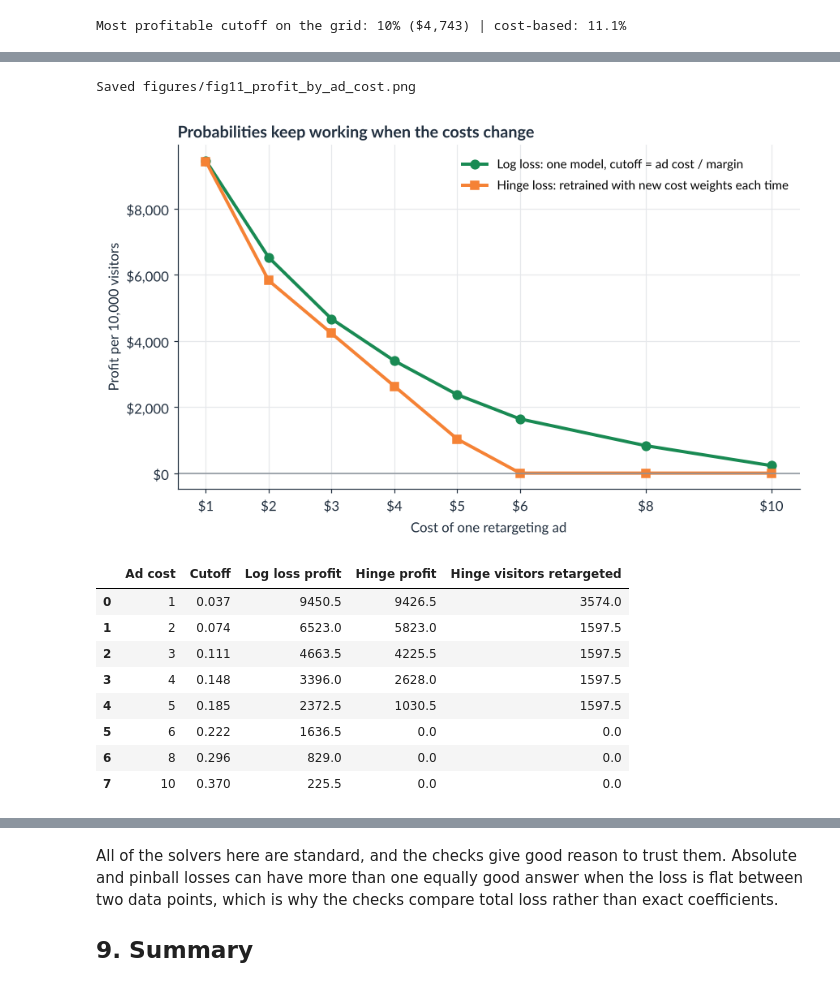
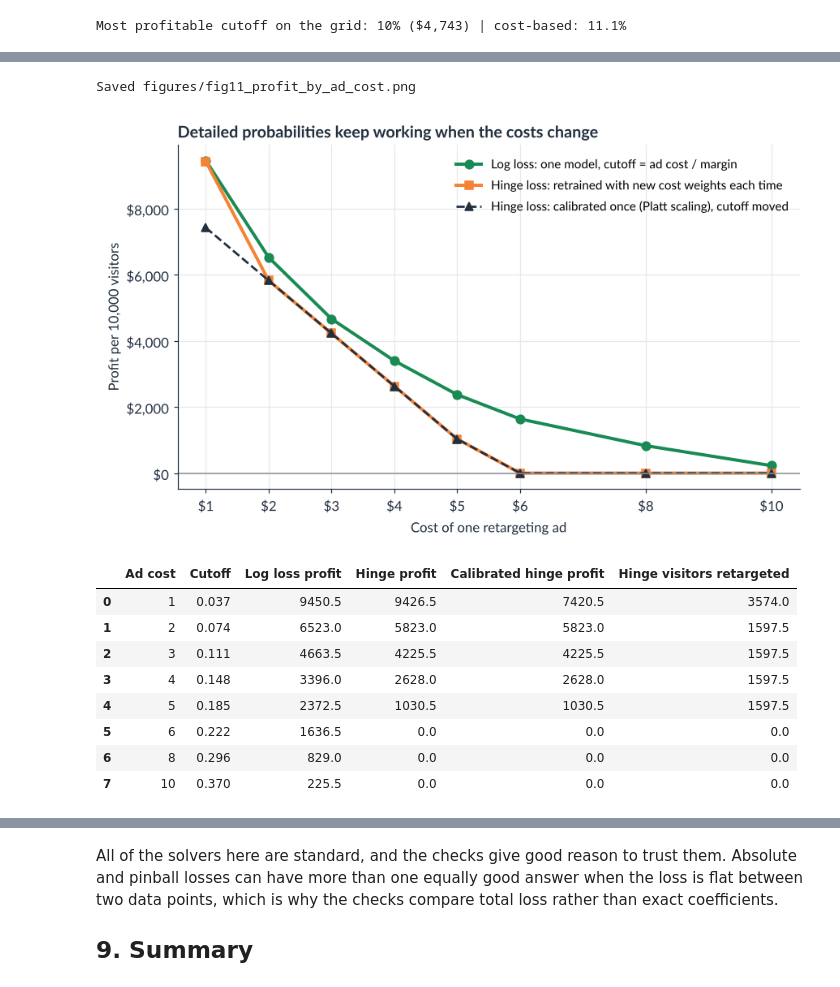
Before and after one commit to joedom99/loss-functions-for-marketers, a Jupyter notebook: loss_functions_for_marketers.ipynb, the cells around one changed output, grey strips where cells are left out. Drawn from its saved outputs; the diff is of its cells as text; code cells hidden in the pictures.

```diff
--- a/loss_functions_for_marketers.ipynb
+++ b/loss_functions_for_marketers.ipynb
@@ -991,6 +996,7 @@ Where does the cost-based cutoff come from? An ad is worth showing when its expe
 # %%
 def fit_classifier(loss, class_weight=None):
-    # The same linear model and the same regularization. Only the loss changes.
+    # Same features, same linear score, and the same regularization setting (C). The loss is the main
+    # difference, though the same C doesn't mean identical regularization strength across different losses.
     if loss == "log":
         model = LogisticRegression(C=L["svm_C"], max_iter=5000)
     elif loss == "hinge":
@@ -1008,7 +1014,18 @@ log_model = fit_classifier("log")
 hinge_model = fit_classifier("hinge")
 hinge_cost_model = fit_classifier("hinge", class_weight=cost_weights(C["cost_per_ad"]))
 
+# Hinge scores can be turned into probabilities after training with Platt scaling,
+# which fits a small logistic curve to the scores using cross-validation.
+with warnings.catch_warnings():
+    warnings.simplefilter("ignore", ConvergenceWarning)
+    hinge_platt = CalibratedClassifierCV(
+        make_pipeline(StandardScaler(), LinearSVC(C=L["svm_C"], loss="hinge", dual=True, max_iter=200000,
+                                                  class_weight=cost_weights(C["cost_per_ad"]))),
+        method="sigmoid", cv=5).fit(X4_train, y4_train)
+
 prob = log_model.predict_proba(X4_test)[:, 1]          # log loss gives a probability
+prob_platt = hinge_platt.predict_proba(X4_test)[:, 1]  # calibrated hinge probabilities
+n_platt_levels = len(np.unique(prob_platt.round(4)))
 score_plain = hinge_model.decision_function(X4_test)   # hinge loss gives a score, not a probability
 score_cost = hinge_cost_model.decision_function(X4_test)
 
@@ -1026,6 +1043,8 @@ print(f"Average predicted chance of buying: {prob.mean():.1%} (actual {y4_test.m
 print(f"Profit the log-loss model expected before the campaign: ${predicted_profit:,.0f} per 10,000 visitors "
       f"(actual ${res4.iloc[2]['Profit']:,.0f})")
 print(f"Hinge scores, default model: {np.unique(np.round(score_plain, 2))[:5]} ...")
+print(f"Calibrated cost-weighted hinge model: {n_platt_levels} distinct probabilities "
+      f"({', '.join(f'{v:.1%}' for v in np.unique(prob_platt.round(4))[:5])})")
 res4.round(3)
 # %% [output]
 Average predicted chance of buying: 6.1% (actual 6.4%)
@@ -1159,42 +1188,47 @@ There's one more difference between the two losses, and in practice it may matte
 # %%
 rows = []
 for ad_cost in L["ad_cost_grid"]:
     cutoff = ad_cost / C["margin_per_sale"]
     # Log loss: same model, new cutoff (just arithmetic)
     log_p = campaign(prob >= cutoff, y4_test, ad_cost)["Profit"]
     # Hinge loss: the costs live inside the training, so the model has to be retrained
     m = fit_classifier("hinge", class_weight=cost_weights(ad_cost))
     s = m.decision_function(X4_test)
     hinge_res = campaign(s > 0, y4_test, ad_cost)
+    # Calibrated hinge: one model trained at the original cost, with its probabilities moved to the new cutoff
+    platt_p = campaign(prob_platt >= cutoff, y4_test, ad_cost)["Profit"]
     rows.append({"Ad cost": ad_cost, "Cutoff": cutoff, "Log loss profit": log_p,
-                 "Hinge profit": hinge_res["Profit"], "Hinge visitors retargeted": hinge_res["Visitors retargeted"]})
+                 "Hinge profit": hinge_res["Profit"], "Calibrated hinge profit": platt_p,
+                 "Hinge visitors retargeted": hinge_res["Visitors retargeted"]})
 adcost = pd.DataFrame(rows)
 
 fig, ax = plt.subplots(figsize=(9, 5))
 ax.plot(adcost["Ad cost"], adcost["Log loss profit"], "o-", color=GREEN, lw=2.6, ms=7,
         label="Log loss: one model, cutoff = ad cost / margin")
 ax.plot(adcost["Ad cost"], adcost["Hinge profit"], "s-", color=ORANGE, lw=2.6, ms=7,
         label="Hinge loss: retrained with new cost weights each time")
+ax.plot(adcost["Ad cost"], adcost["Calibrated hinge profit"], "^--", color=NAVY, lw=1.8, ms=7,
+        label="Hinge loss: calibrated once (Platt scaling), cutoff moved")
 ax.axhline(0, color=GRAY, lw=1)
 ax.set_xticks(L["ad_cost_grid"])
 ax.xaxis.set_major_formatter(dollars)
 ax.yaxis.set_major_formatter(dollars)
 ax.set_xlabel("Cost of one retargeting ad")
 ax.set_ylabel("Profit per 10,000 visitors")
-ax.set_title("Probabilities keep working when the costs change")
+ax.set_title("Detailed probabilities keep working when the costs change")
 ax.legend(loc="upper right", fontsize=10)
 save(fig, "fig11_profit_by_ad_cost.png")
 plt.show()
 adcost.round(3)
 # %% [output]
 Saved figures/fig11_profit_by_ad_cost.png
-[figure, old version]
+[figure, new version]
-|  | Ad cost | Cutoff | Log loss profit | Hinge profit | Hinge visitors retargeted |
-| 0 | 1 | 0.037 | 9450.5 | 9426.5 | 3574.0 |
-| 1 | 2 | 0.074 | 6523.0 | 5823.0 | 1597.5 |
-| 2 | 3 | 0.111 | 4663.5 | 4225.5 | 1597.5 |
-| 3 | 4 | 0.148 | 3396.0 | 2628.0 | 1597.5 |
-| 4 | 5 | 0.185 | 2372.5 | 1030.5 | 1597.5 |
-| 5 | 6 | 0.222 | 1636.5 | 0.0 | 0.0 |
-| 6 | 8 | 0.296 | 829.0 | 0.0 | 0.0 |
-| 7 | 10 | 0.370 | 225.5 | 0.0 | 0.0 |
+|  | Ad cost | Cutoff | Log loss profit | Hinge profit | Calibrated hinge profit | Hinge visitors retargeted |
+| 0 | 1 | 0.037 | 9450.5 | 9426.5 | 7420.5 | 3574.0 |
+| 1 | 2 | 0.074 | 6523.0 | 5823.0 | 5823.0 | 1597.5 |
+| 2 | 3 | 0.111 | 4663.5 | 4225.5 | 4225.5 | 1597.5 |
+| 3 | 4 | 0.148 | 3396.0 | 2628.0 | 2628.0 | 1597.5 |
+| 4 | 5 | 0.185 | 2372.5 | 1030.5 | 1030.5 | 1597.5 |
+| 5 | 6 | 0.222 | 1636.5 | 0.0 | 0.0 | 0.0 |
+| 6 | 8 | 0.296 | 829.0 | 0.0 | 0.0 | 0.0 |
+| 7 | 10 | 0.370 | 225.5 | 0.0 | 0.0 | 0.0 |
```
Also changed, not shown: parts of 17 cells of this notebook, 1 other file.
